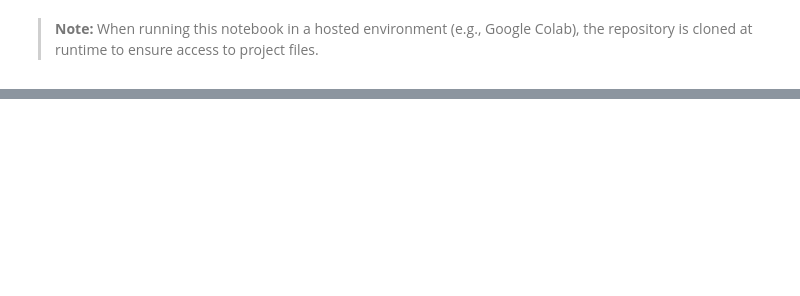
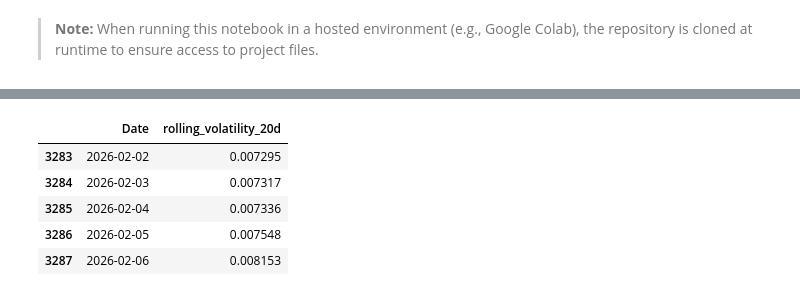
Before and after one commit to lautrevor/data-science-portfolio, a Jupyter notebook: project-2-vfv-signal-vs-noise/notebooks/02_features_and_time_split.ipynb, the cells around one changed output, grey strips where cells are left out. Saved outputs shown, nothing was run; the diff lists cells and outputs as text; code cells hidden in the pictures; blank space fills up the shorter version.

Commit message:
Add rolling volatility analysis and risk interpretation for VFV

```diff
--- a/project-2-vfv-signal-vs-noise/notebooks/02_features_and_time_split.ipynb
+++ b/project-2-vfv-signal-vs-noise/notebooks/02_features_and_time_split.ipynb
@@ -34,0 +86,12 @@ vfv_df = pd.read_csv(
+# %%
+#A 20-day rolling window approximates one trading month and allows volatility to be
+#tracked as a time-varying quantity rather than a single fixed value.
+vfv_df["rolling_volatility_20d"] = vfv_df["return"].rolling(20).std()
+vfv_df[["Date", "rolling_volatility_20d"]].tail()
+# %% [output]
+|  | Date | rolling_volatility_20d |
+| 3283 | 2026-02-02 | 0.007295 |
+| 3284 | 2026-02-03 | 0.007317 |
+| 3285 | 2026-02-04 | 0.007336 |
+| 3286 | 2026-02-05 | 0.007548 |
+| 3287 | 2026-02-06 | 0.008153 |
```
Also changed, not shown: parts of 11 cells of this notebook.
